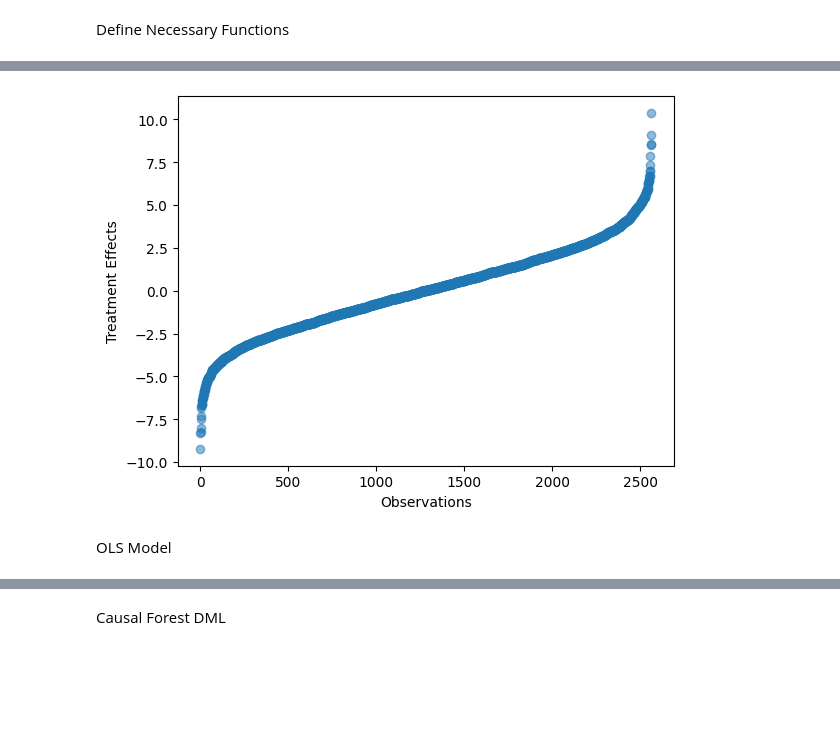
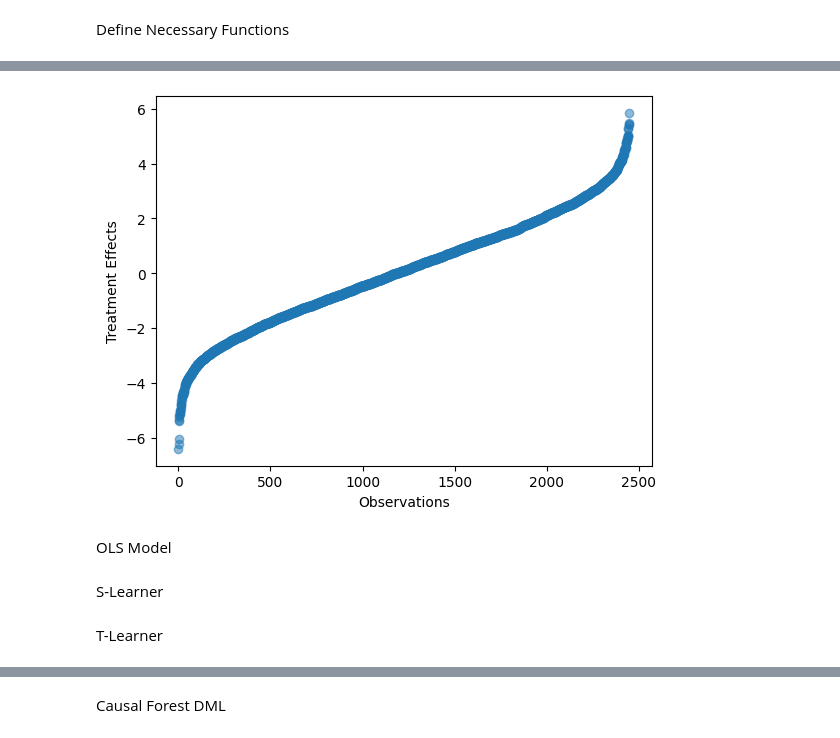
Before and after one commit to Jackbonkins/Heter_effects, a Jupyter notebook: Analysis.ipynb, the cells around one changed output, grey strips where cells are left out. Saved outputs shown, nothing was run; the diff lists cells and outputs as text; code cells hidden in the pictures; blank space fills up the shorter version.

Commit message:
Adds simulation dictionary for the data splits

```diff
--- a/Analysis.ipynb
+++ b/Analysis.ipynb
@@ -60,15 +63,16 @@ def plot_predict_cate_corr(est_cate: np.array, true_cate_test: np.array):
 # %%
-#Create simulation objects with low correlation but high feature numbers
+#Create simulations
+
 sim_dict = {}
 i = 1
 
-for p in [20, 50, 70, 100]:
+for p in [10, 20, 30, 50]:
     for n in [5000, 7000, 10000]:
         sim: SimulationStudy = SimulationStudy(p=p, mean_correlation=0.5, cor_variance=0.01, n=n, geom=True)
         simulation = sim.create_dataset()
 
 
-        key = f'Simulation_{i}'
+        key = f'Simulation_{p}_{n}'
         value = simulation
 
         sim_dict[key]= value
@@ -97,8 +97,8 @@ train_df_4, test_df_4, X_train_4, Y_train_4, T_train_4, X_test_4, T_test_4, y_te
 # %%
 #Visualize Treatment Effects for ordered observations
-vis_treatment_eff(sim_dict['Simulation_1'])
+vis_treatment_eff(sim_dict['Simulation_10_5000'])
 # %% [output]
-[figure, old version]
+[figure, new version]
 # %% [markdown]
 OLS Model
 # %%
@@ -144,3 +144,5 @@ OLS Model
 #true_cate_test=true_cate_test_1.reshape(-1,1)
 #reg = LinearRegression().fit(estimated_cate_ols, true_cate_test)
 #reg.score(estimated_cate_ols, true_cate_test)
+# %% [markdown]
+S-Learner
@@ -146,0 +154,2 @@ OLS Model
+# %% [markdown]
+T-Learner
```
Also changed, not shown: parts of 15 cells of this notebook.
